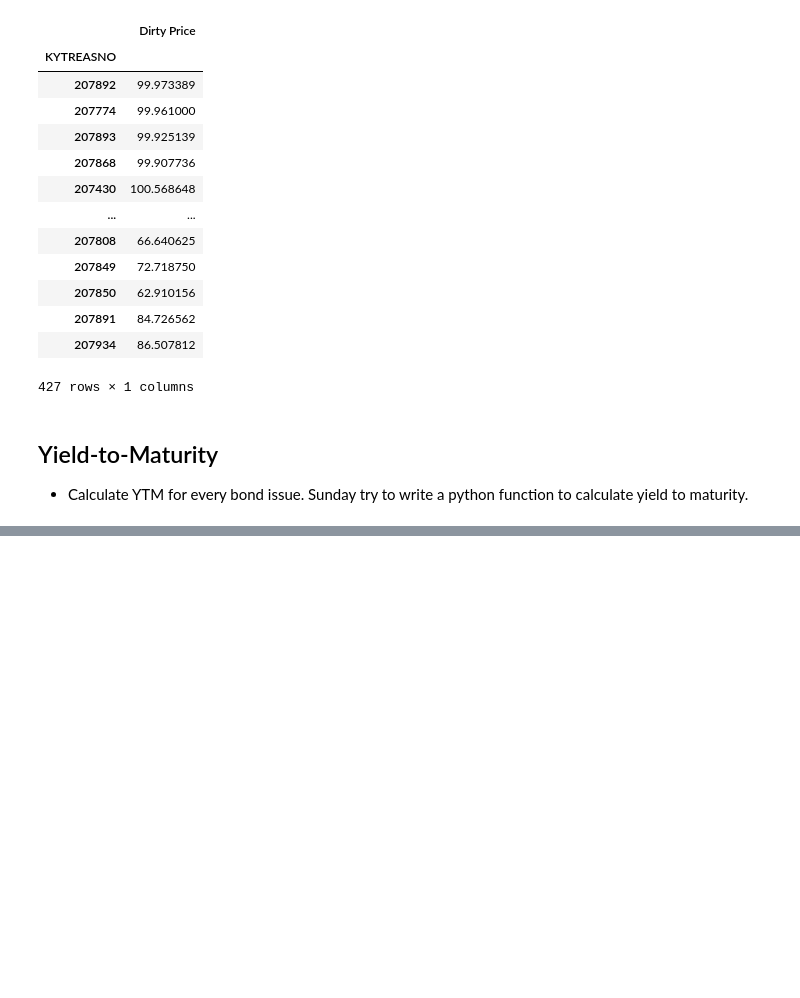
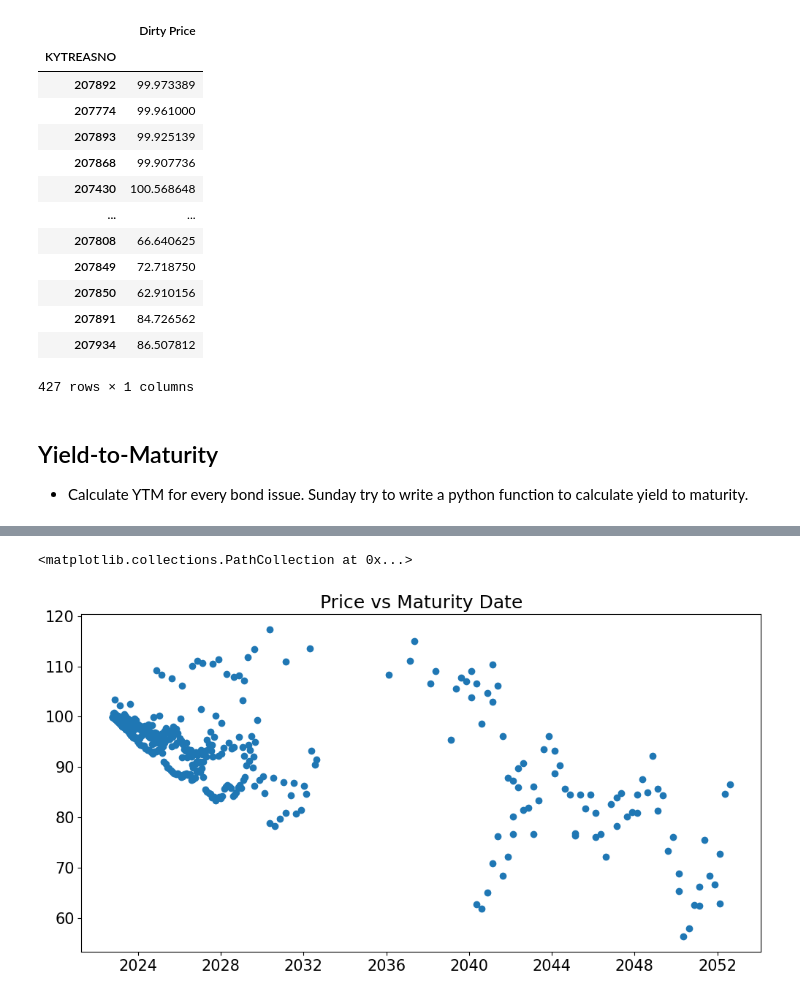
Before and after one commit to dcstein22/Fixed_Income, a Jupyter notebook: hw_1.ipynb, the cells around one changed output, grey strips where cells are left out. Drawn from its saved outputs; the diff is of its cells as text; code cells hidden in the pictures; blank space fills up the shorter version.

```diff
--- a/hw_1.ipynb
+++ b/hw_1.ipynb
@@ -59,3 +59,4 @@ For each issue, calculate its time-to-maturity, quoted in number of years, based
 # %%
 treasury_metrics['Maturity'] = get_maturity_delta(treasury_metrics['maturity date'],t_current)
 treasury_metrics['Maturity'].tail().to_frame('Maturity Dates')
+treasury_metrics['Periods'] = np.round(treasury_metrics['Maturity'] *2)
@@ -95,3 +88,18 @@ treasury_metrics['price'].to_frame("Dirty Price")
 ## Yield-to-Maturity
 
 - Calculate YTM for every bond issue. Sunday try to write a python function to calculate yield to maturity.
+# %%
+def price(coupon_rate, periods, ytm, par = 100, freq = 2):
+    if periods != 0:
+        cfs = [(coupon_rate/freq)*(par/100)/(1+(ytm/freq)**(i+1)) for i in range(periods)]
+        discounted_face = par/(1+(ytm/freq))**periods
+        return sum(cfs) + discounted_face
+    else:
+        return par
+def ytm(coupon_rate, periods,_price, par = 100, freq = 2):
+    if periods != 0:
+        return optimize.newton(lambda y: price(coupon_rate, periods, y)-_price,.1, maxiter= 1000)
+    else:
+        return (par/_price)-1
+
+ytm(1.5,9,89.7)
@@ -98,3 +114,9 @@ treasury_metrics['price'].to_frame("Dirty Price")
+# %%
+for i in treasury_metrics.index:
+    coupon_r = treasury_metrics.loc[i,'coupon rate']
+    p = treasury_metrics.loc[i,'Periods'].astype('int')
+    PRICE = treasury_metrics.loc[i,'price']
+    treasury_metrics.loc[i,'YLD']  = ytm(coupon_rate = coupon_r, periods =p,_price = PRICE)
 # %%
 treasury_metrics
 # %% [output]
@@ -114,0 +137,8 @@ treasury_metrics
+# %%
+fig = plt.figure()
+ax = fig.add_subplot(1,1,1)
+ax.set_title('Price vs Maturity Date')
+ax.scatter(treasury_metrics['maturity date'], treasury_metrics['price'])
+# %% [output]
+<matplotlib.collections.PathCollection at 0x...>
+[figure, added]
```
Also changed, not shown: parts of 6 cells of this notebook.
